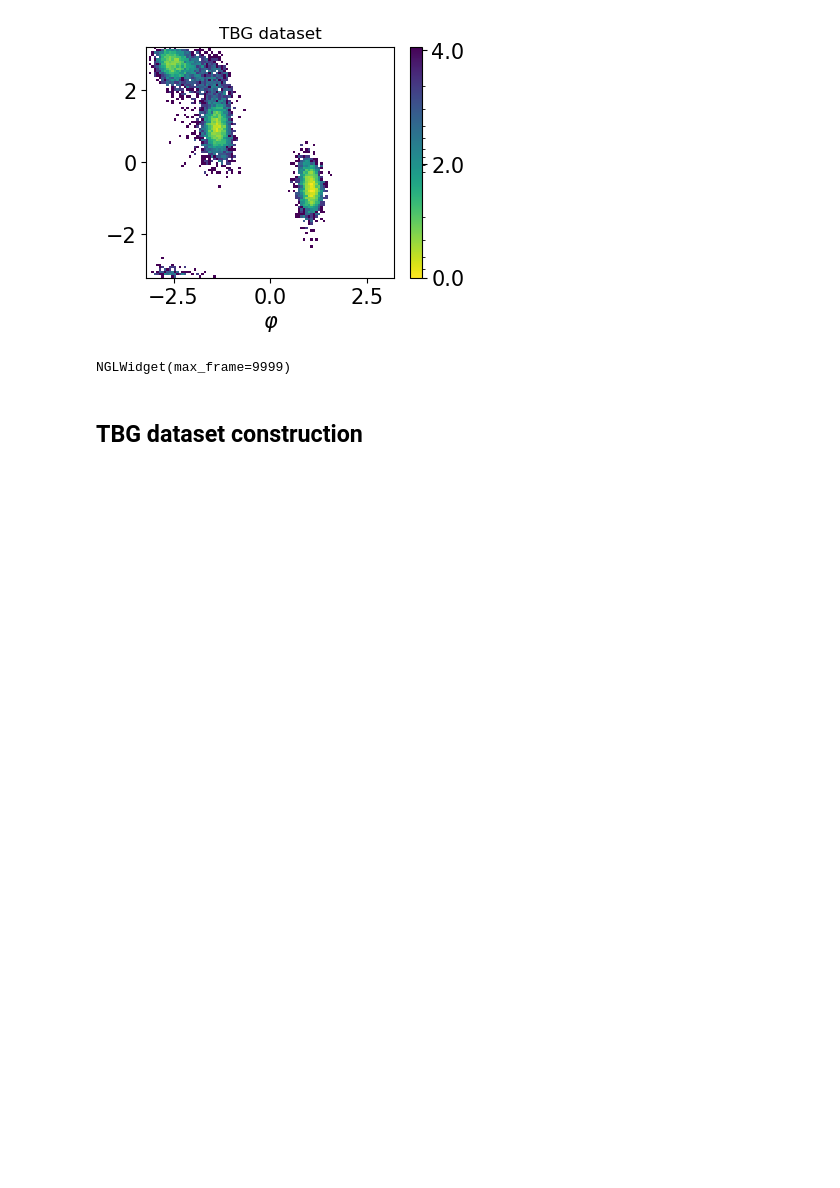
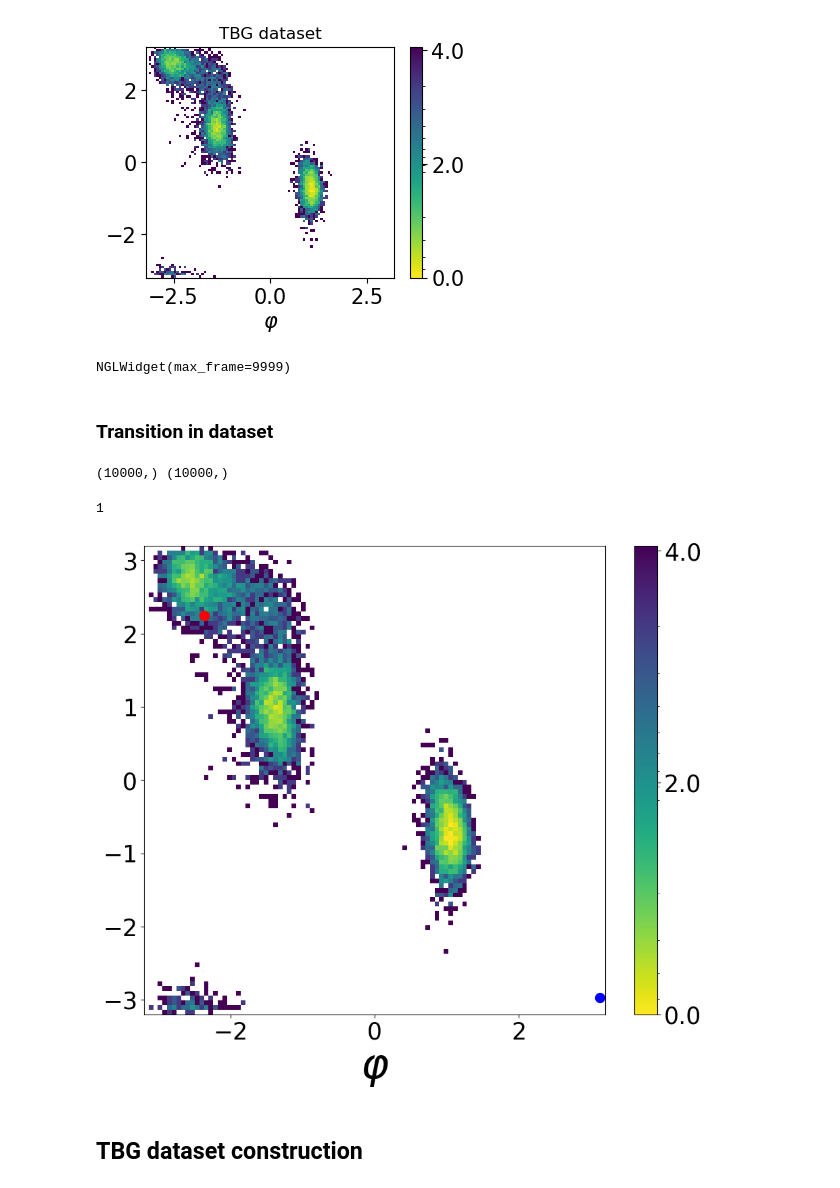
Before and after one commit to seonghyun26/simulation, a Jupyter notebook: notebook/visual-dataset.ipynb, the cells around one changed output. Cells and saved outputs as stored; diff of their text form; code cells hidden in the pictures; blank space fills up the shorter version.

Commit message:
upd - dataset for all

```diff
--- a/notebook/visual-dataset.ipynb
+++ b/notebook/visual-dataset.ipynb
@@ -142,5 +141,44 @@ nglview.show_mdtraj(traj)
 # %% [output]
 NGLWidget(max_frame=9999)
+# %% [markdown]
+### Transition in dataset
+# %%
+# Check whether transition data exsits
+current_data = torch.load(f"{dataset_dir}/current-xyz.pt")
+timelag_data = torch.load(f"{dataset_dir}/timelag-xyz.pt")
+current_phi = compute_dihedral(current_data.reshape(-1, 22, 3)[:, PHI_ANGLE])
+timelag_phi = compute_dihedral(timelag_data.reshape(-1, 22, 3)[:, PHI_ANGLE])
+print(current_phi.shape, timelag_phi.shape)
+# %% [output]
+(10000,) (10000,)
+# %%
+phi_opposite_mask = current_phi * timelag_phi < 0
+phi_opposite_mask.sum()
+# %% [output]
+1
+# %%
+transition_idx = np.where(phi_opposite_mask)[0][0]
+transition_data_current = current_data[transition_idx]
+transition_data_timelag = timelag_data[transition_idx]
+transition_data_current_phi = compute_dihedral(transition_data_current.reshape(-1, 22, 3)[:, PHI_ANGLE])
+transition_data_timelag_phi = compute_dihedral(transition_data_timelag.reshape(-1, 22, 3)[:, PHI_ANGLE])
+transition_data_current_psi = compute_dihedral(transition_data_current.reshape(-1, 22, 3)[:, PSI_ANGLE])
+transition_data_timelag_psi = compute_dihedral(transition_data_timelag.reshape(-1, 22, 3)[:, PSI_ANGLE])
+
+fig, ax = plt.subplots(figsize=(11, 9))
+plot_range = [-3.2, 3.2]
+h, x_bins, y_bins, im = ax.hist2d(phi, psi, 100, norm=LogNorm(), range=[plot_range,plot_range],rasterized=True)
+ax.scatter(transition_data_current_phi, transition_data_current_psi, color="red", s=100, label="current")
+ax.scatter(transition_data_timelag_phi, transition_data_timelag_psi, color="blue", s=100, label="timelag")
+ticks = np.array([np.exp(-6)*h.max(), np.exp(-4.0)*h.max(),np.exp(-2)*h.max(), h.max()])
+ax.set_xlabel(r"$\varphi$", fontsize=45)
+ax.xaxis.set_tick_params(labelsize=25)
+ax.yaxis.set_tick_params(labelsize=25)
+cbar = fig.colorbar(im, ticks=ticks)
+cbar.ax.set_yticklabels([6.0,4.0,2.0,0.0], fontsize=25)
+cbar.ax.invert_yaxis()
+# %% [output]
+[figure, added]
 # %% [markdown]
 ## TBG dataset construction
 # %%
```
Also changed, not shown: parts of 16 cells of this notebook, 4 other files.
